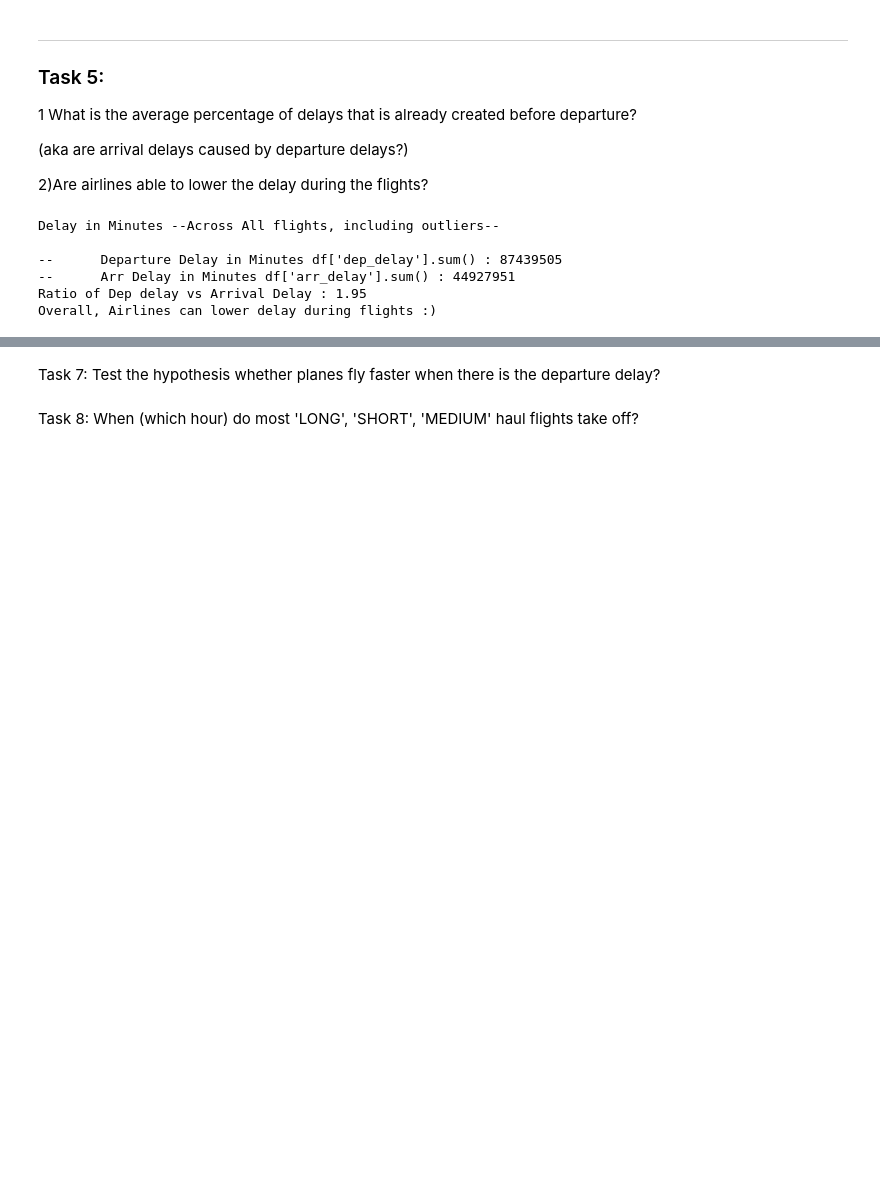
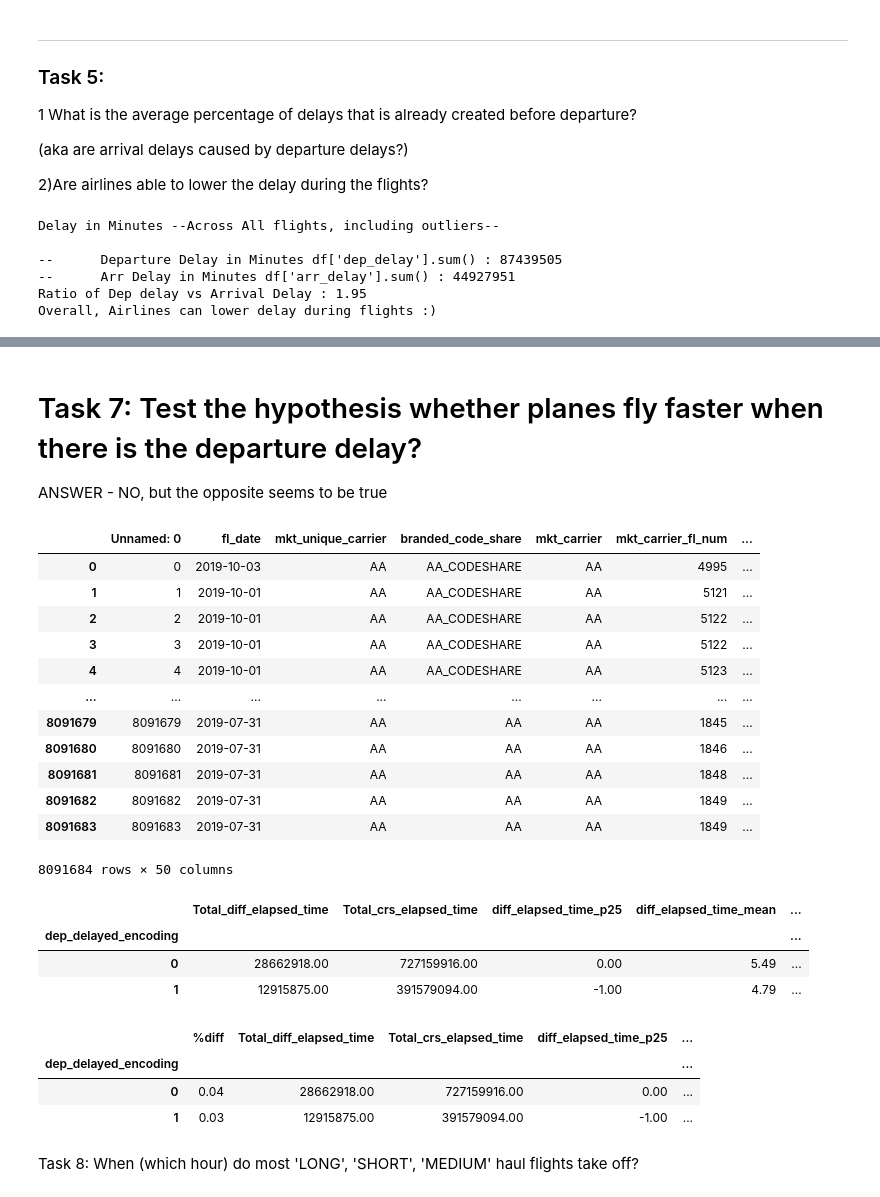
Before and after one commit to Some7hing0riginal/lighthouselabs-midterm1, a Jupyter notebook: Explorationsv2.ipynb, the cells around one changed output, grey strips where cells are left out. Saved outputs shown, nothing was run; the diff lists cells and outputs as text; code cells hidden in the pictures; blank space fills up the shorter version.

Commit message:
up to #7. #7 could use anova test.

```diff
--- a/Explorationsv2.ipynb
+++ b/Explorationsv2.ipynb
@@ -411,2 +550,3 @@ Sum of Departure delays represents 1.14%  of total arrival delays
 # %% [markdown]
-Task 7: Test the hypothesis whether planes fly faster when there is the departure delay?
+# Task 7: Test the hypothesis whether planes fly faster when there is the departure delay?
+ANSWER - NO, but the opposite seems to be true
@@ -415,3 +553,65 @@ Task 7: Test the hypothesis whether planes fly faster when there is the departur
+# %%
+#calculate the difference between predicted time vs actual time.
+#then add encoding on arrival delay.
+
+
+
+df['diff_elapsed_time']=df['crs_elapsed_time']-df['actual_elapsed_time']
+df['%diff_elapsed_time']=df['diff_elapsed_time']/df['crs_elapsed_time']
+df
+
+
+delay_filter = (df['dep_delay'] > 0)
+
+df['dep_delayed_encoding'] = ''
+df.loc[delay_filter, ['dep_delayed_encoding']] = 1
+df.loc[~delay_filter, ['dep_delayed_encoding']] = 0
+
+
+df
+# %% [output]
+|  | Unnamed: 0 | fl_date | mkt_unique_carrier | branded_code_share | mkt_carrier | mkt_carrier_fl_num | ... |
+| 0 | 0 | 2019-10-03 | AA | AA_CODESHARE | AA | 4995 | ... |
+| 1 | 1 | 2019-10-01 | AA | AA_CODESHARE | AA | 5121 | ... |
+| 2 | 2 | 2019-10-01 | AA | AA_CODESHARE | AA | 5122 | ... |
+| 3 | 3 | 2019-10-01 | AA | AA_CODESHARE | AA | 5122 | ... |
+| 4 | 4 | 2019-10-01 | AA | AA_CODESHARE | AA | 5123 | ... |
+| ... | ... | ... | ... | ... | ... | ... | ... |
+| 8091679 | 8091679 | 2019-07-31 | AA | AA | AA | 1845 | ... |
+| 8091680 | 8091680 | 2019-07-31 | AA | AA | AA | 1846 | ... |
+| 8091681 | 8091681 | 2019-07-31 | AA | AA | AA | 1848 | ... |
+| 8091682 | 8091682 | 2019-07-31 | AA | AA | AA | 1849 | ... |
+| 8091683 | 8091683 | 2019-07-31 | AA | AA | AA | 1849 | ... |
+8091684 rows × 50 columns
+# %%
+
+df_task7=(
+df
+.groupby('dep_delayed_encoding')
+.agg(Total_diff_elapsed_time=('diff_elapsed_time', 'sum'),
+     Total_crs_elapsed_time = ('crs_elapsed_time', 'sum'),
+    diff_elapsed_time_p25 = ('diff_elapsed_time', Quantile(0.25)),
+    diff_elapsed_time_mean=('diff_elapsed_time', 'mean'),
+    diff_elapsed_time_p50 = ('diff_elapsed_time', Quantile(0.50))
+
+))
+df_task7
+# %% [output]
+|  | Total_diff_elapsed_time | Total_crs_elapsed_time | diff_elapsed_time_p25 | diff_elapsed_time_mean | ... |
+| dep_delayed_encoding |  |  |  |  | ... |
+| 0 | 28662918.00 | 727159916.00 | 0.00 | 5.49 | ... |
+| 1 | 12915875.00 | 391579094.00 | -1.00 | 4.79 | ... |
+# %%
+df_task7['%diff']=df_task7['Total_diff_elapsed_time']/df_task7['Total_crs_elapsed_time']
+df_task7 = df_task7[['%diff', 'Total_diff_elapsed_time', 'Total_crs_elapsed_time', 'diff_elapsed_time_p25', 'diff_elapsed_time_mean','diff_elapsed_time_p50']]
+df_task7
+
+#need to plug an anova test here
+# %% [output]
+|  | %diff | Total_diff_elapsed_time | Total_crs_elapsed_time | diff_elapsed_time_p25 | ... |
+| dep_delayed_encoding |  |  |  |  | ... |
+| 0 | 0.04 | 28662918.00 | 727159916.00 | 0.00 | ... |
+| 1 | 0.03 | 12915875.00 | 391579094.00 | -1.00 | ... |
 # %% [markdown]
 Task 8: When (which hour) do most 'LONG', 'SHORT', 'MEDIUM' haul flights take off?
 # %%
```
Also changed, not shown: parts of 13 cells of this notebook.
